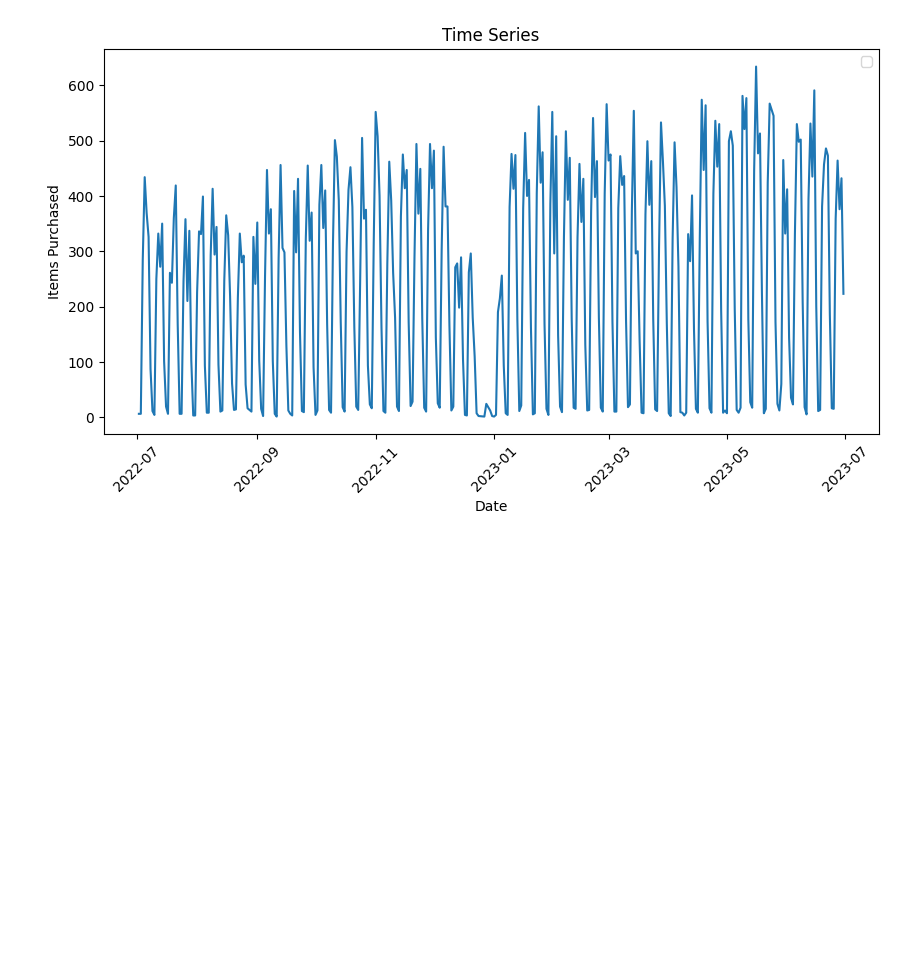
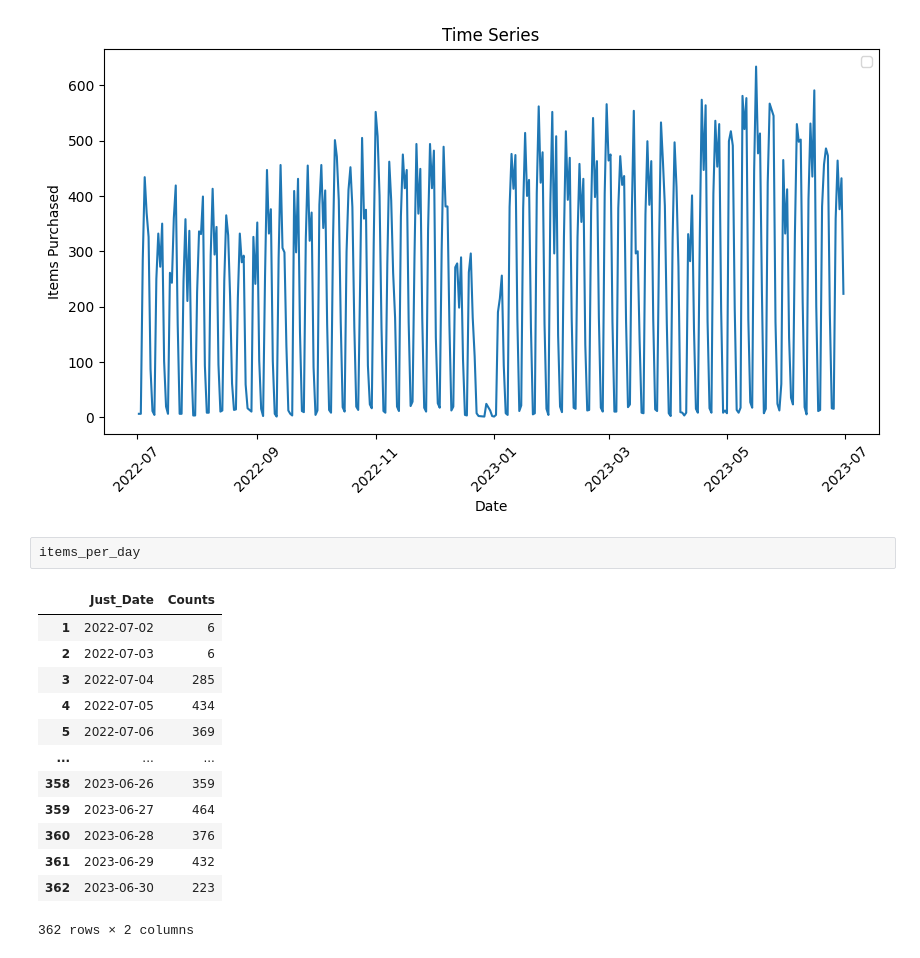
Before and after one commit to Danza101/Data_Landscape, a Jupyter notebook: Location copy 2.ipynb, the cells around one changed output. Saved outputs shown, nothing was run; the diff lists cells and outputs as text; blank space fills up the shorter version.

```diff
--- a/Location copy 2.ipynb
+++ b/Location copy 2.ipynb
@@ -368,3 +398,19 @@ draw_time_graph(items_per_day)
 # %% [output]
 No artists with labels found to put in legend.  Note that artists whose label start with an underscore are ignored when legend() is called with no argument.
 [figure]
+# %%
+items_per_day
+# %% [output]
+|  | Just_Date | Counts |
+| 1 | 2022-07-02 | 6 |
+| 2 | 2022-07-03 | 6 |
+| 3 | 2022-07-04 | 285 |
+| 4 | 2022-07-05 | 434 |
+| 5 | 2022-07-06 | 369 |
+| ... | ... | ... |
+| 358 | 2023-06-26 | 359 |
+| 359 | 2023-06-27 | 464 |
+| 360 | 2023-06-28 | 376 |
+| 361 | 2023-06-29 | 432 |
+| 362 | 2023-06-30 | 223 |
+362 rows × 2 columns
```
Also changed, not shown: parts of 5 cells of this notebook, 7 other files.
